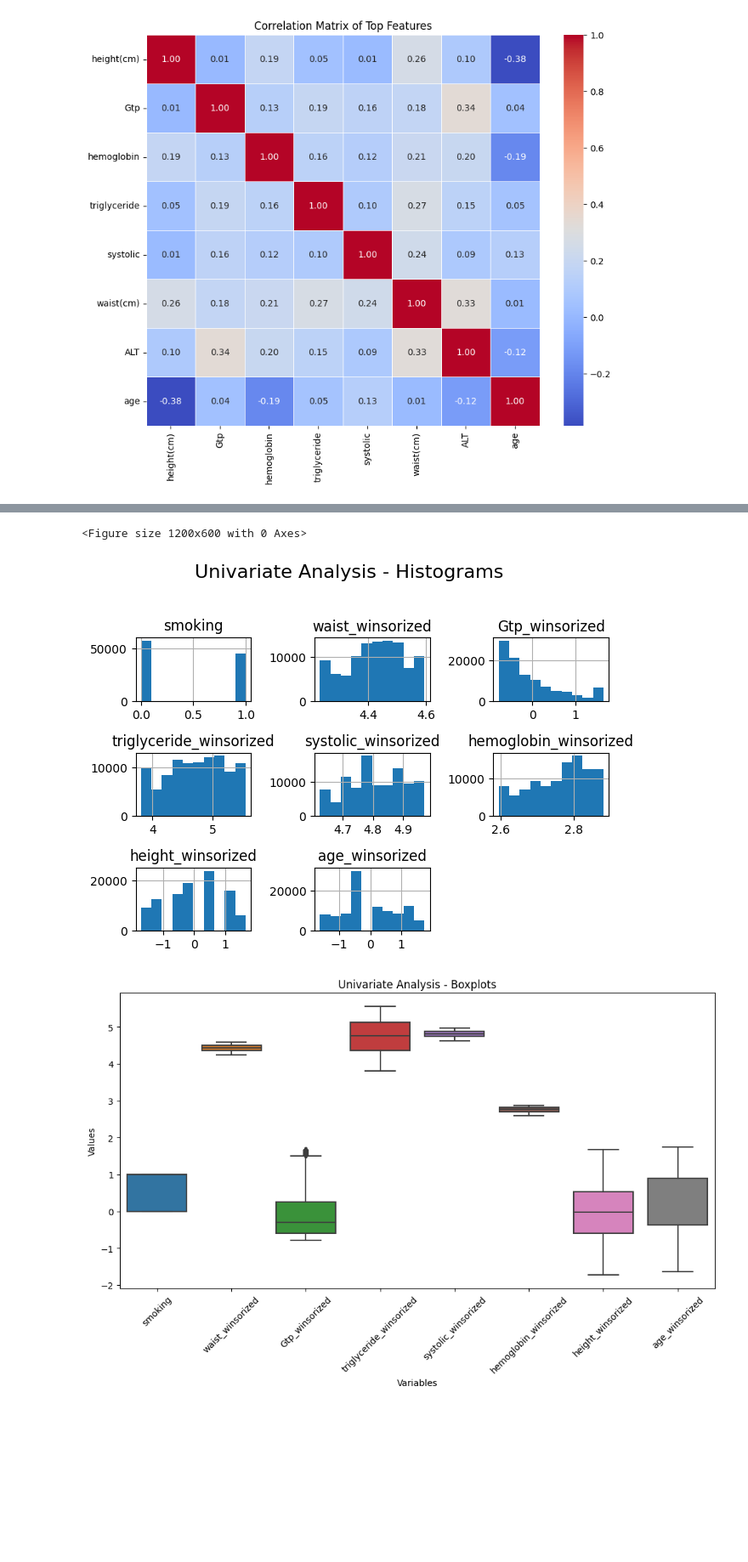
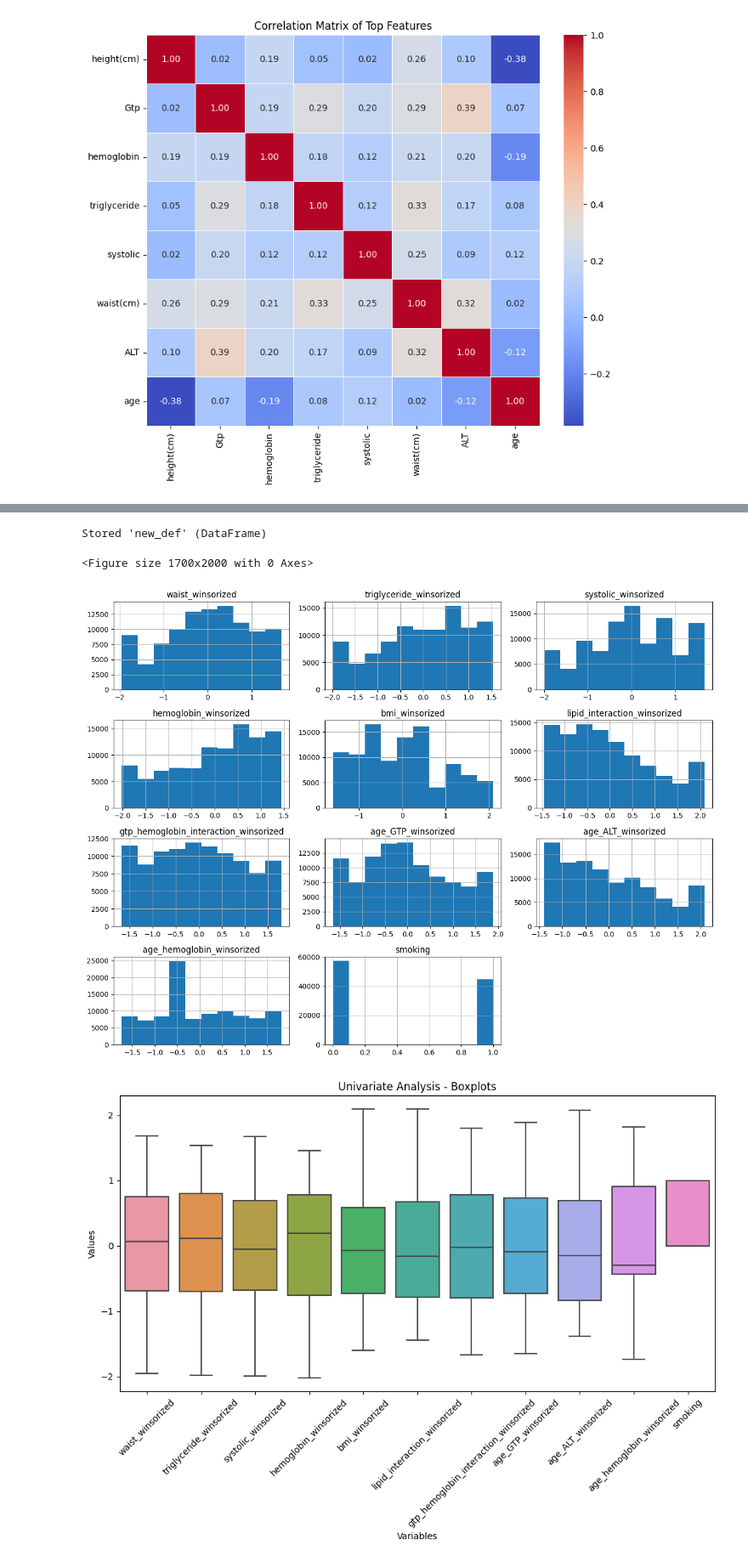
Before and after one commit to Tahker-w-tadmeer/intro_to_ml, a Jupyter notebook: ass3/data_analysis_explanatory.ipynb, the cells around one changed output, grey strips where cells are left out. Shown: that part at 85% size. Cells and saved outputs as stored; diff of their text form; code cells hidden in the pictures; blank space fills up the shorter version.

```diff
--- a/ass3/data_analysis_explanatory.ipynb
+++ b/ass3/data_analysis_explanatory.ipynb
@@ -129,3 +127,16 @@ df[numeric_features] = scaled_features
+# %%
+#body mass index
+df['bmi'] = df['weight(kg)'] / (df['height(cm)'] / 100)**2
+#Lipid Profile Interaction
+df['lipid_interaction'] = df['HDL'] * df['triglyceride']
+#Gtp and Hemoglobin Interaction
+df['gtp_hemoglobin_interaction'] = df['Gtp'] * df['hemoglobin']
+#Age Interaction with GTP
+df['age_GTP'] = df['age'] / df['Gtp']
+#Age Interaction with ALT
+df['age_ALT'] = df['age'] / df['ALT']
+#Age Interaction with hemoglobin
+df['age_hemoglobin'] = df['age'] / df['hemoglobin']
 # %%
 # winsorize the data(it drops the outliers)
 df['height_winsorized'] = winsorize(df['height(cm)'], limits=[0.05, 0.05])
@@ -135,3 +146,9 @@ df['Gtp_winsorized'] = winsorize(df['Gtp'], limits=[0.05, 0.05])
 df['triglyceride_winsorized'] = winsorize(df['triglyceride'], limits=[0.05, 0.05])
 df['systolic_winsorized'] = winsorize(df['systolic'], limits=[0.05, 0.05])
 df['hemoglobin_winsorized'] = winsorize(df['hemoglobin'], limits=[0.05, 0.05])
+df['bmi_winsorized'] = winsorize(df['bmi'], limits=[0.05, 0.05])
+df['lipid_interaction_winsorized'] = winsorize(df['lipid_interaction'], limits=[0.05, 0.05])
+df['gtp_hemoglobin_interaction_winsorized'] = winsorize(df['gtp_hemoglobin_interaction'], limits=[0.05, 0.05])
+df['age_GTP_winsorized'] = winsorize(df['age_GTP'], limits=[0.05, 0.05])
+df['age_ALT_winsorized'] = winsorize(df['age_ALT'], limits=[0.05, 0.05])
+df['age_hemoglobin_winsorized'] = winsorize(df['age_hemoglobin'], limits=[0.05, 0.05])
@@ -188,0 +182,5 @@ See the caveats in the documentation: https://pandas.pydata.org/pandas-docs/stab
+# %%
+
+selected_features=['waist_winsorized','triglyceride_winsorized','systolic_winsorized','hemoglobin_winsorized','bmi_winsorized','lipid_interaction_winsorized','gtp_hemoglobin_interaction_winsorized','age_GTP_winsorized','age_ALT_winsorized','age_hemoglobin_winsorized']
+new_def=df[selected_features]
+new_def.describe()
@@ -189,26 +197,35 @@ See the caveats in the documentation: https://pandas.pydata.org/pandas-docs/stab
+# %%
+scaler = StandardScaler()
+scaler.fit(new_def)
+new_def = scaler.transform(new_def)
+new_def=pd.DataFrame(new_def,columns=selected_features)
+new_def=pd.concat([new_def,df['smoking']],axis=1)
+%store new_def
+# %% [output]
+Stored 'new_def' (DataFrame)
 # %%
 import seaborn as sns
 import matplotlib.pyplot as plt
 
 # Calculate descriptive statistics
 statistics = new_def.describe()
 
-plt.figure(figsize=(12, 6))
+plt.figure(figsize=(17, 20))
 new_def.hist()
-plt.suptitle('Univariate Analysis - Histograms', fontsize=16)
-plt.tight_layout(rect=[0, 0, 1, 0.95])
+#plt.suptitle('Univariate Analysis - Histograms', fontsize=6)
+plt.tight_layout(rect=[0, 0, 2, 2])
 plt.show()
 plt.figure(figsize=(12, 6))
 sns.boxplot(data=new_def)
 plt.title('Univariate Analysis - Boxplots')
 plt.xlabel('Variables')
 plt.ylabel('Values')
 plt.xticks(rotation=45)
 plt.show()
 
 # Print descriptive statistics
 print(statistics)
 # %% [output]
-<Figure size 1200x600 with 0 Axes>
+<Figure size 1700x2000 with 0 Axes>
-[figure, old version]
+[figure, new version]
-[figure, old version]
+[figure, new version]
```
Also changed, not shown: parts of 10 cells of this notebook, 2 other files.
